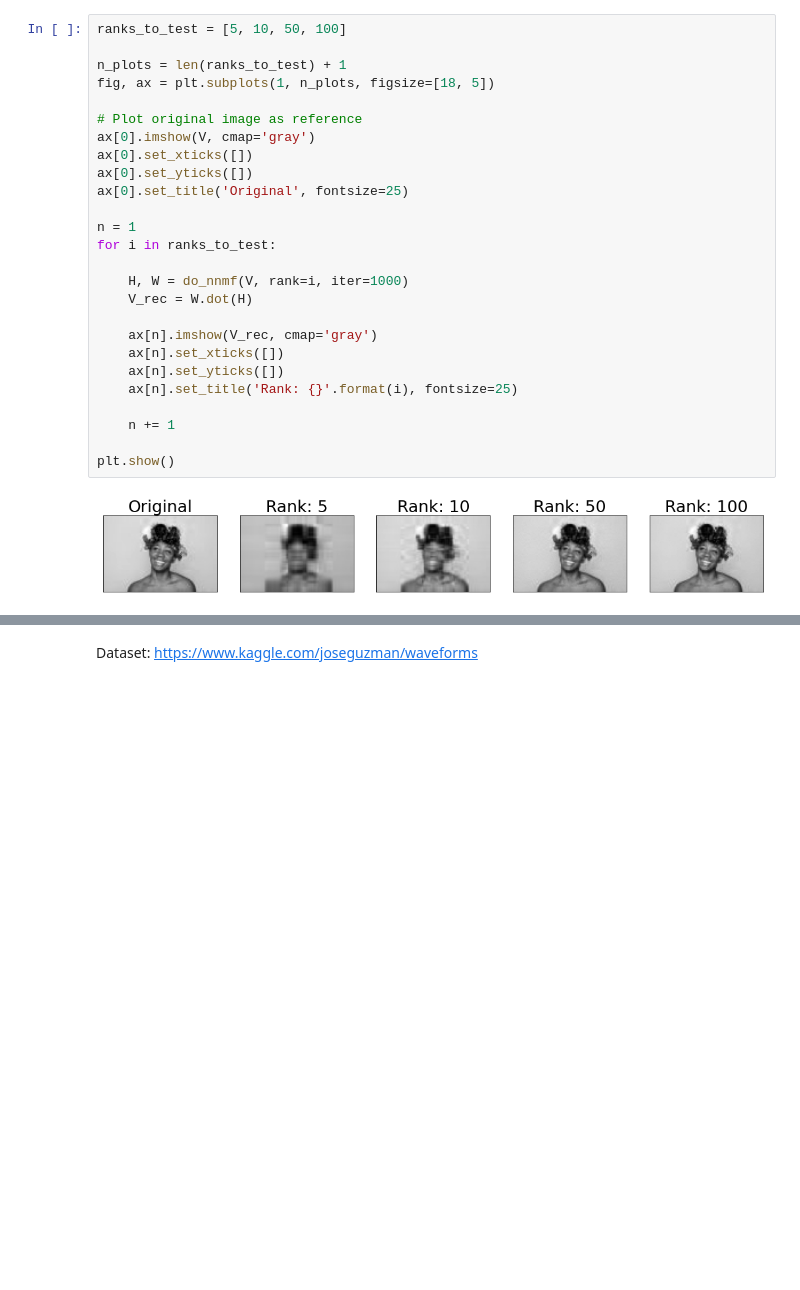
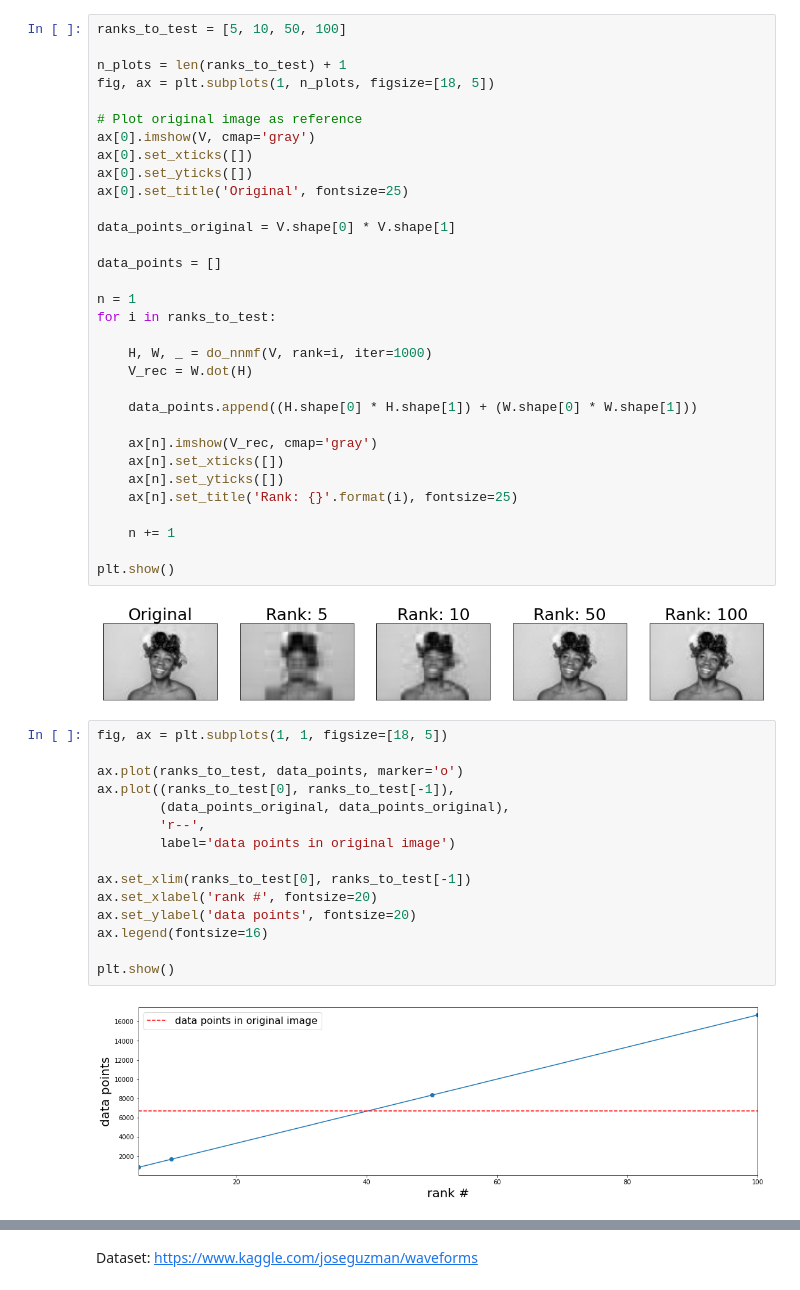
Before and after one commit to akcarsten/Non_Negative_Matrix_Factorization, a Jupyter notebook: Non_Negative_Matrix_Factorization.ipynb, the cells around one changed output, grey strips where cells are left out. Saved outputs shown, nothing was run; the diff lists cells and outputs as text; blank space fills up the shorter version.

```diff
--- a/Non_Negative_Matrix_Factorization.ipynb
+++ b/Non_Negative_Matrix_Factorization.ipynb
@@ -47,11 +59,17 @@ ax[0].set_xticks([])
 ax[0].set_yticks([])
 ax[0].set_title('Original', fontsize=25)
 
+data_points_original = V.shape[0] * V.shape[1]
+
+data_points = []
+
 n = 1
 for i in ranks_to_test:
 
-    H, W = do_nnmf(V, rank=i, iter=1000)
+    H, W, _ = do_nnmf(V, rank=i, iter=1000)
     V_rec = W.dot(H)
+
+    data_points.append((H.shape[0] * H.shape[1]) + (W.shape[0] * W.shape[1]))
 
     ax[n].imshow(V_rec, cmap='gray')
     ax[n].set_xticks([])
@@ -63,4 +81,21 @@ for i in ranks_to_test:
 plt.show()
 # %% [output]
 [figure]
+# %%
+fig, ax = plt.subplots(1, 1, figsize=[18, 5])
+
+ax.plot(ranks_to_test, data_points, marker='o')
+ax.plot((ranks_to_test[0], ranks_to_test[-1]),
+        (data_points_original, data_points_original),
+        'r--',
+        label='data points in original image')
+
+ax.set_xlim(ranks_to_test[0], ranks_to_test[-1])
+ax.set_xlabel('rank #', fontsize=20)
+ax.set_ylabel('data points', fontsize=20)
+ax.legend(fontsize=16)
+
+plt.show()
+# %% [output]
+[figure, added]
 # %%
```
Also changed, not shown: parts of 9 cells of this notebook.
